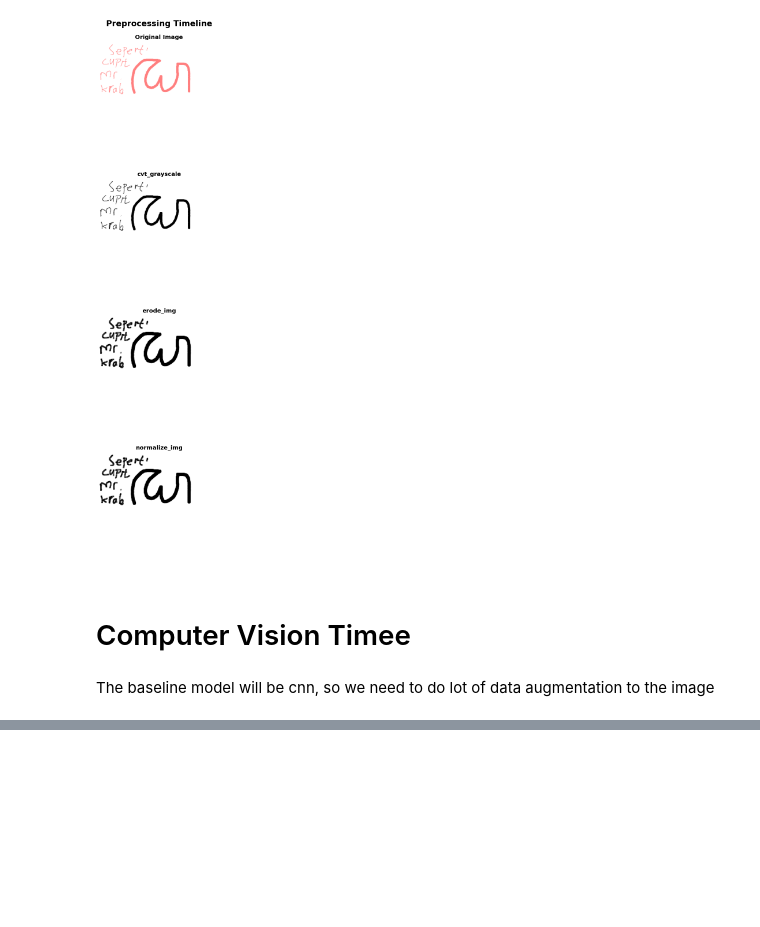
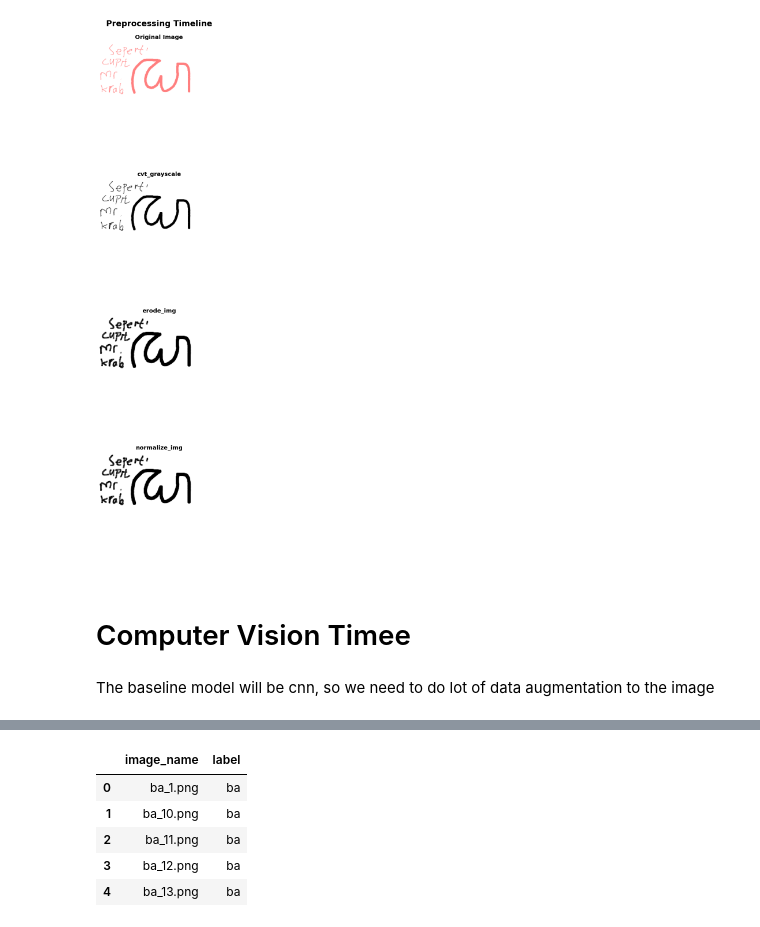
Before and after one commit to elskow/hanacaraka-classifier, a Jupyter notebook: prototype/proto-data-pipeline.ipynb, the cells around one changed output, grey strips where cells are left out. Cells and saved outputs as stored; diff of their text form; code cells hidden in the pictures; blank space fills up the shorter version.

```diff
--- a/prototype/proto-data-pipeline.ipynb
+++ b/prototype/proto-data-pipeline.ipynb
@@ -169,0 +182,9 @@ OSError: [WinError 126] The specified module could not be found. Error loading "
+# %%
+image_names, labels = [], []
+for subdir in os.listdir():
+    for image_name in os.listdir(subdir):
+        image_names.append(image_name)
+        labels.append(subdir)
+
+label_dict = {label: i for i, label in enumerate(set(labels))}
+label_dict
@@ -169,0 +216,9 @@ OSError: [WinError 126] The specified module could not be found. Error loading "
+# %%
+df.head()
+# %% [output]
+|  | image_name | label |
+| 0 | ba_1.png | ba |
+| 1 | ba_10.png | ba |
+| 2 | ba_11.png | ba |
+| 3 | ba_12.png | ba |
+| 4 | ba_13.png | ba |
```
Also changed, not shown: parts of 14 cells of this notebook.
